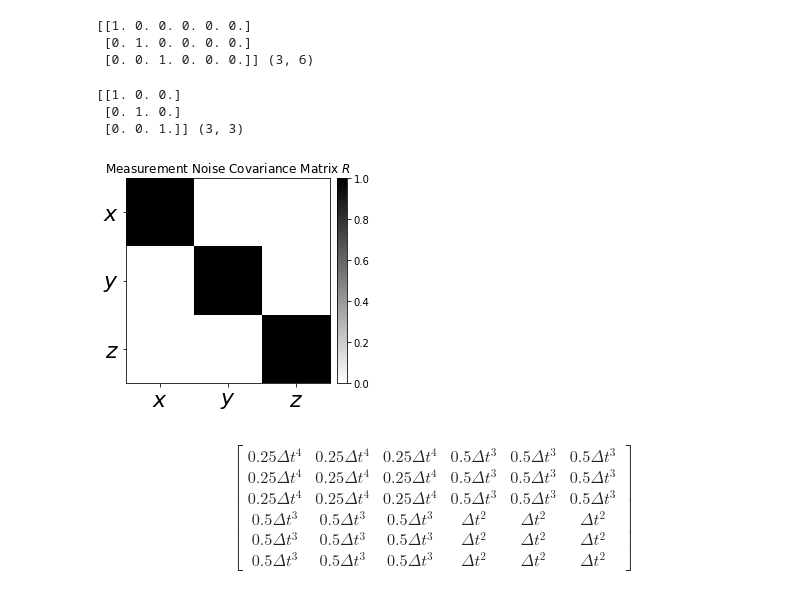
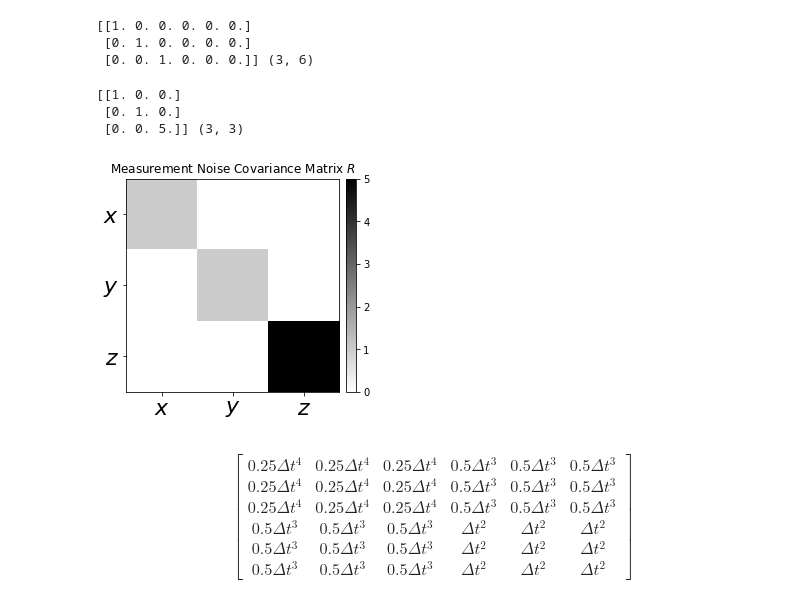
Before and after one commit to diggerdata/kolt_kalman_filter, a Jupyter notebook: Kolt-Kalman-Filter.ipynb, the cells around one changed output. Drawn from its saved outputs; the diff is of its cells as text; code cells hidden in the pictures.

```diff
--- a/Kolt-Kalman-Filter.ipynb
+++ b/Kolt-Kalman-Filter.ipynb
@@ -74,38 +74,38 @@ print(H, H.shape)
 rp = 1.0**2  # Noise of Position Measurement
 R = np.matrix([[rp, 0.0, 0.0],
                [0.0, rp, 0.0],
-               [0.0, 0.0, rp]])
+               [0.0, 0.0, rp*5.0]])
 print(R, R.shape)
 
 fig = plt.figure(figsize=(4, 4))
 im = plt.imshow(R, interpolation="none", cmap=plt.get_cmap('binary'))
 plt.title('Measurement Noise Covariance Matrix $R$')
 ylocs, ylabels = plt.yticks()
 # set the locations of the yticks
 plt.yticks(np.arange(4))
 # set the locations and labels of the yticks
 plt.yticks(np.arange(3),('$x$', '$y$', '$z$'), fontsize=22)
 
 xlocs, xlabels = plt.xticks()
 # set the locations of the yticks
 plt.xticks(np.arange(4))
 # set the locations and labels of the yticks
 plt.xticks(np.arange(3),('$x$', '$y$', '$z$'), fontsize=22)
 
 plt.xlim([-0.5,2.5])
 plt.ylim([2.5, -0.5])
 
 from mpl_toolkits.axes_grid1 import make_axes_locatable
 divider = make_axes_locatable(plt.gca())
 cax = divider.append_axes("right", "5%", pad="3%")
 plt.colorbar(im, cax=cax)
 
 plt.tight_layout()
 # %% [output]
 [[1. 0. 0.]
  [0. 1. 0.]
- [0. 0. 1.]] (3, 3)
+ [0. 0. 5.]] (3, 3)
-[figure, old version]
+[figure, new version]
 # %%
 from sympy import Symbol, Matrix
 from sympy.interactive import printing
```
Also changed, not shown: parts of 13 cells of this notebook.
